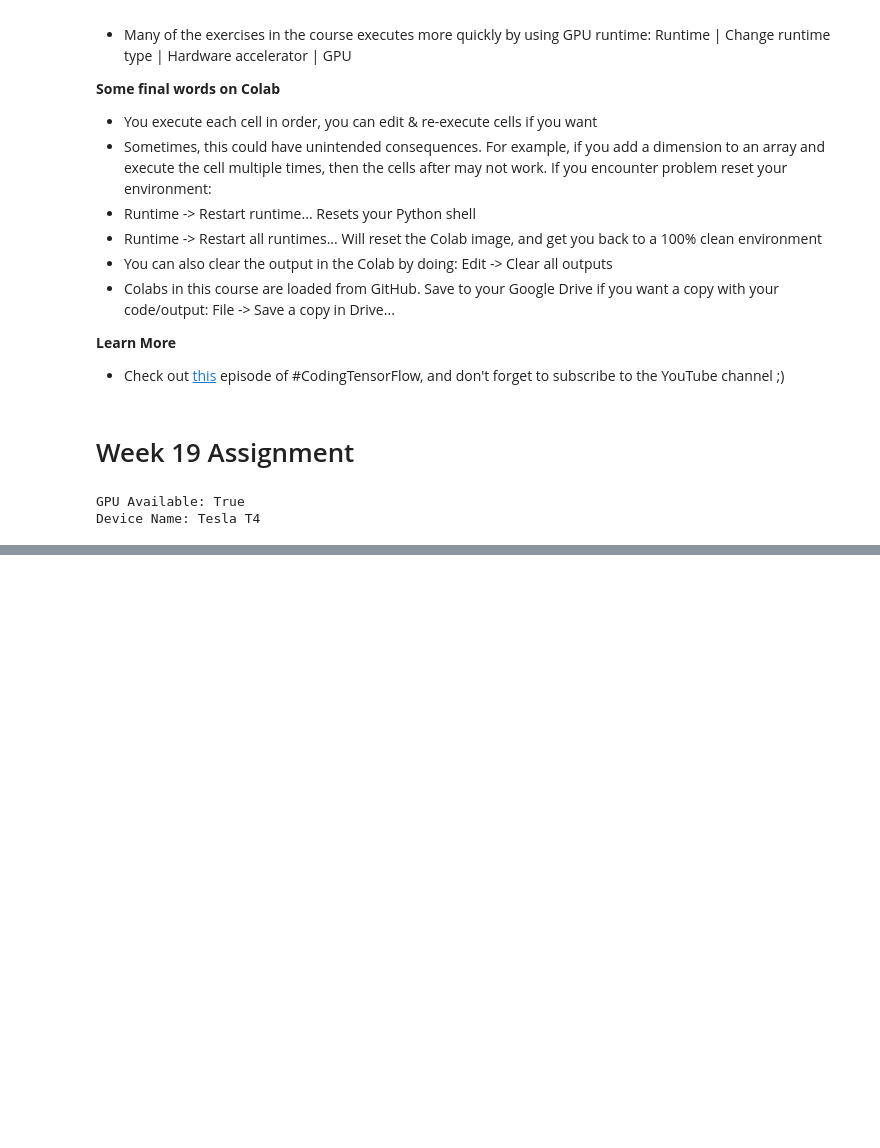
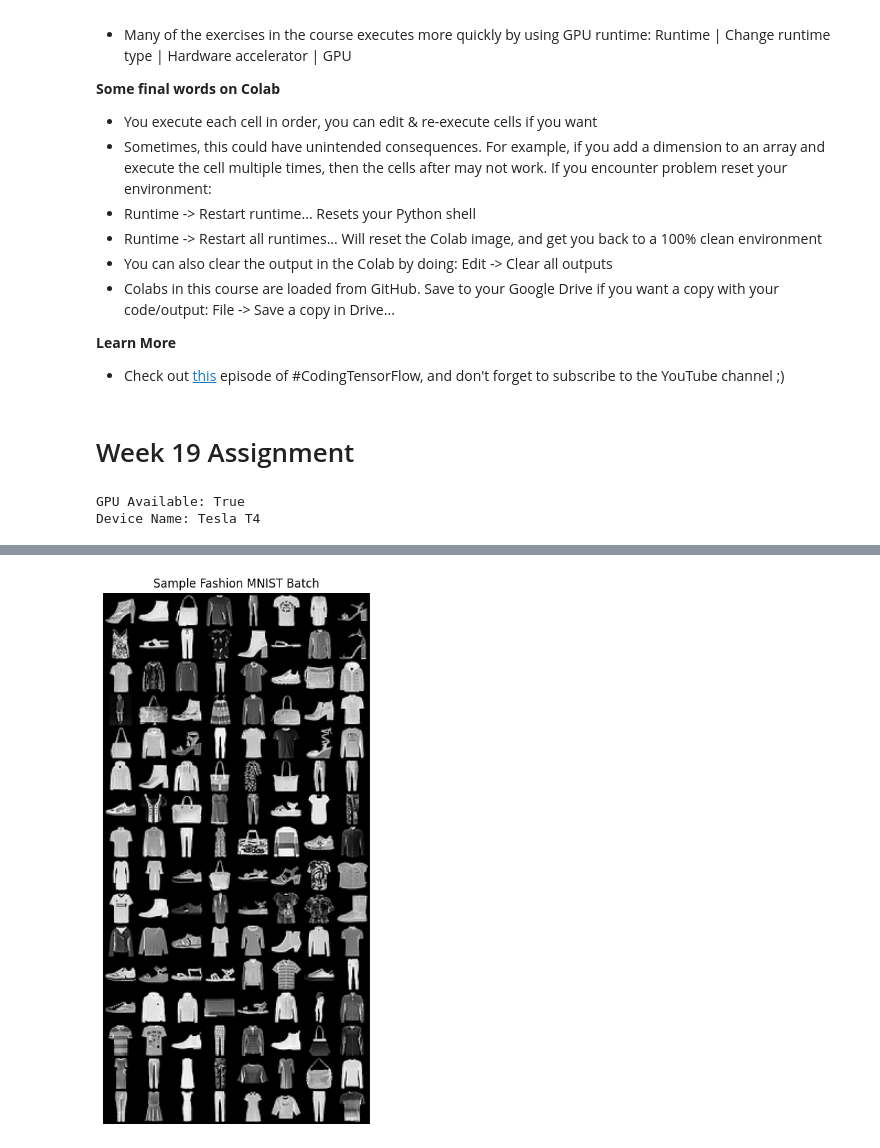
Before and after one commit to keetsraj-droid/MyPYCode, a Jupyter notebook: courses/udacity_intro_to_tensorflow_for_deep_learning/l01c01_introduction_to_colab_and_python.ipynb, the cells around one changed output, grey strips where cells are left out. Drawn from its saved outputs; the diff is of its cells as text; code cells hidden in the pictures; blank space fills up the shorter version.

```diff
--- a/courses/udacity_intro_to_tensorflow_for_deep_learning/l01c01_introduction_to_colab_and_python.ipynb
+++ b/courses/udacity_intro_to_tensorflow_for_deep_learning/l01c01_introduction_to_colab_and_python.ipynb
@@ -197,0 +229,85 @@ Device Name: Tesla T4
+# %%
+# ============================================
+# 1. Imports
+# ============================================
+import torch
+import torchvision
+import torchvision.transforms as transforms
+from torch.utils.data import DataLoader
+import matplotlib.pyplot as plt
+import numpy as np
+
+# ============================================
+# 2. Check GPU availability
+# ============================================
+device = torch.device("cuda" if torch.cuda.is_available() else "cpu")
+print(f"Using device: {device}")
+
+# ============================================
+# 3. Load Fashion MNIST dataset
+# ============================================
+transform = transforms.Compose([
+    transforms.ToTensor()   # converts PIL image (0-255) -> tensor (0.0-1.0), shape (1, 28, 28)
+])
+
+train_set = torchvision.datasets.FashionMNIST(
+    root='./data', train=True, download=True, transform=transform
+)
+test_set = torchvision.datasets.FashionMNIST(
+    root='./data', train=False, download=True, transform=transform
+)
+
+# Class labels for Fashion MNIST (0-9)
+class_names = ['T-shirt/top', 'Trouser', 'Pullover', 'Dress', 'Coat',
+               'Sandal', 'Shirt', 'Sneaker', 'Bag', 'Ankle boot']
+
+# ============================================
+# 4. Create DataLoaders (batches the data for training/viewing)
+# ============================================
+train_loader = DataLoader(train_set, batch_size=128, shuffle=True)
+test_loader = DataLoader(test_set, batch_size=128, shuffle=False)
+
+# ============================================
+# 5. show_grid function
+# ============================================
+def show_grid(images, nrow=8, title=None, figsize=(10, 10), normalize=True):
+    """
+    Display a batch of images as a grid.
+
+    Args:
+        images (Tensor): batch of images, shape (B, C, H, W)
+        nrow (int): number of images per row in the grid
+        title (str): optional title for the plot
+        figsize (tuple): size of the matplotlib figure
+        normalize (bool): whether to normalize pixel values to [0, 1] for display
+    """
+    images = images.detach().cpu()
+
+    # Arrange all images in the batch into a single grid image
+    grid = torchvision.utils.make_grid(images, nrow=nrow, normalize=normalize, padding=2)
+
+    # matplotlib expects (H, W, C), but tensors are (C, H, W) -> transpose
+    np_grid = grid.numpy().transpose((1, 2, 0))
+
+    plt.figure(figsize=figsize)
+    if np_grid.shape[2] == 1 or (np_grid[:, :, 0] == np_grid[:, :, 1]).all():
+        plt.imshow(np_grid[:, :, 0], cmap='gray')   # grayscale display
+    else:
+        plt.imshow(np_grid)
+
+    plt.axis('off')
+    if title:
+        plt.title(title)
+    plt.show()
+
+# ============================================
+# 6. Try it out — grab one batch and display it
+# ============================================
+images, labels = next(iter(train_loader))
+print(f"Batch shape: {images.shape}")   # [64, 1, 28, 28]
+
+show_grid(images, nrow=8, title="Sample Fashion MNIST Batch")
+
+# Optional: print the labels for that batch
+print("Labels:", [class_names[l] for l in labels[:8]])
+# %% [output]
@@ -197,0 +316 @@ Device Name: Tesla T4
+[figure, added]
```
Also changed, not shown: parts of 3 cells of this notebook.
